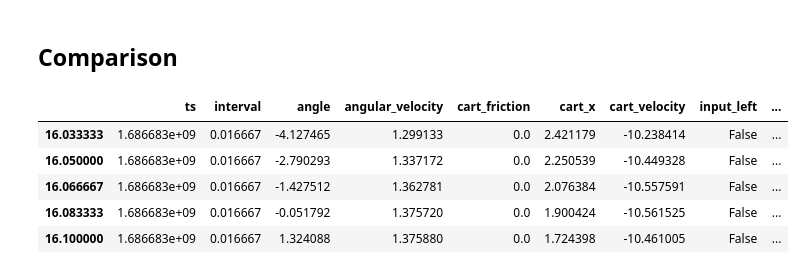
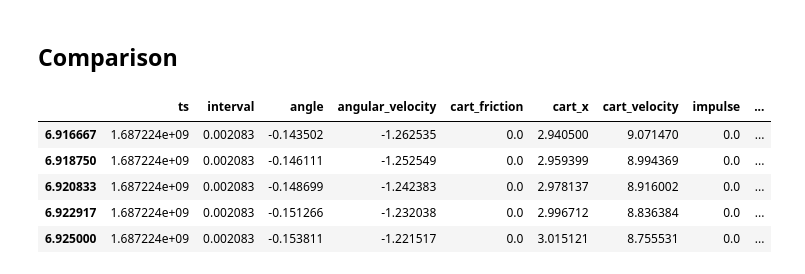
Before and after one commit to meunomemauricio/pendulums, a Jupyter notebook: analysis/frictionless_model.ipynb, the cells around one changed output. Cells and saved outputs as stored; diff of their text form; code cells hidden in the pictures.

```diff
--- a/analysis/frictionless_model.ipynb
+++ b/analysis/frictionless_model.ipynb
@@ -230,16 +230,16 @@ plt.show()
 # %% [markdown]
 ## Comparison
 # %%
-rec_df = pd.read_csv("recordings/cart_2023-06-13_16:03:43.csv")
+rec_df = pd.read_csv("recordings/cart_2023-06-19_22:22:25.csv")
 rec_df.index = pd.Index(rec_df.index * rec_df["interval"])
 rec_df.tail()
 # %% [output]
-|  | ts | interval | angle | angular_velocity | cart_friction | cart_x | cart_velocity | input_left | ... |
-| 16.033333 | 1.686683e+09 | 0.016667 | -4.127465 | 1.299133 | 0.0 | 2.421179 | -10.238414 | False | ... |
-| 16.050000 | 1.686683e+09 | 0.016667 | -2.790293 | 1.337172 | 0.0 | 2.250539 | -10.449328 | False | ... |
-| 16.066667 | 1.686683e+09 | 0.016667 | -1.427512 | 1.362781 | 0.0 | 2.076384 | -10.557591 | False | ... |
-| 16.083333 | 1.686683e+09 | 0.016667 | -0.051792 | 1.375720 | 0.0 | 1.900424 | -10.561525 | False | ... |
-| 16.100000 | 1.686683e+09 | 0.016667 | 1.324088 | 1.375880 | 0.0 | 1.724398 | -10.461005 | False | ... |
+|  | ts | interval | angle | angular_velocity | cart_friction | cart_x | cart_velocity | impulse | ... |
+| 6.916667 | 1.687224e+09 | 0.002083 | -0.143502 | -1.262535 | 0.0 | 2.940500 | 9.071470 | 0.0 | ... |
+| 6.918750 | 1.687224e+09 | 0.002083 | -0.146111 | -1.252549 | 0.0 | 2.959399 | 8.994369 | 0.0 | ... |
+| 6.920833 | 1.687224e+09 | 0.002083 | -0.148699 | -1.242383 | 0.0 | 2.978137 | 8.916002 | 0.0 | ... |
+| 6.922917 | 1.687224e+09 | 0.002083 | -0.151266 | -1.232038 | 0.0 | 2.996712 | 8.836384 | 0.0 | ... |
+| 6.925000 | 1.687224e+09 | 0.002083 | -0.153811 | -1.221517 | 0.0 | 3.015121 | 8.755531 | 0.0 | ... |
 # %%
 plt.plot(nl_solution.t, nl_solution.y[0], "C0", label="model")
 plt.plot(rec_df.index, rec_df["cart_x"], "C1", label="sim.")
```
Also changed, not shown: parts of 6 cells of this notebook, 11 other files.
